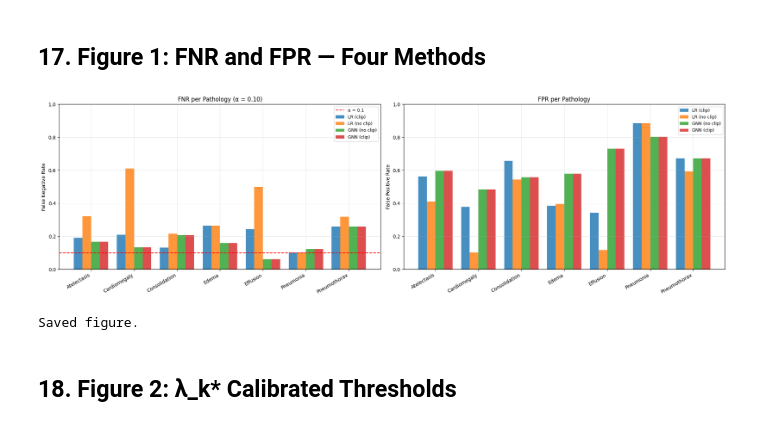
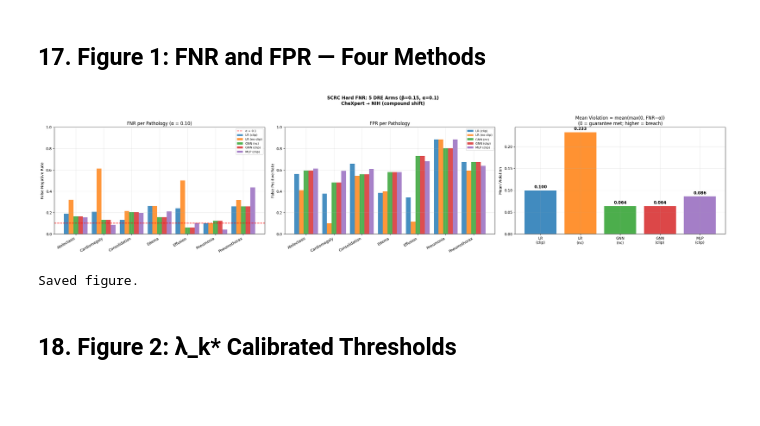
Before and after one commit to chihuangliu/wcp-l2d, a Jupyter notebook: notebooks/gnn/scrc_hard_fnr.ipynb, the cells around one changed output. Drawn from its saved outputs; the diff is of its cells as text; code cells hidden in the pictures; blank space fills up the shorter version.

Commit message:
add mlp and violation score to scrc hard fnr

```diff
--- a/notebooks/gnn/scrc_hard_fnr.ipynb
+++ b/notebooks/gnn/scrc_hard_fnr.ipynb
@@ -395,3 +543,13 @@ print(f'GNN-DRE (clip=20): domain_AUC={diag_gnn_clip.domain_auc:.4f}, '
       f'w_max={w_cal_gnn_clip.max():.1f}')
 # %% [output]
 GNN-DRE (clip=20): domain_AUC=0.8439, ESS%=32.6%, w_max=20.0
+# %%
+# MLP-DRE (clip=20) — 7-dim MLP probability space, no graph structure
+dre_mlp_clip = AdaptiveDRE(n_components=None, weight_clip=20.0, random_state=SEED)
+dre_mlp_clip.fit(source_features=p_cal_mlp, target_features=p_pool_mlp)
+w_cal_mlp_clip = dre_mlp_clip.compute_weights(p_cal_mlp)
+w_nih_mlp_clip = dre_mlp_clip.compute_weights(p_nih_mlp)
+diag_mlp_clip  = dre_mlp_clip.diagnostics(p_cal_mlp)
+print(f'MLP-DRE (clip=20): domain_AUC={diag_mlp_clip.domain_auc:.4f}, '
+      f'ESS%={diag_mlp_clip.ess_fraction * 100:.1f}%, '
+      f'w_max={w_cal_mlp_clip.max():.1f}')
@@ -624,36 +841,65 @@ Consolidation    0.746      0.132      0.658       0.215       0.545        0.20
 # %% [markdown]
 ## 17. Figure 1: FNR and FPR — Four Methods
 # %%
-fig, axes = plt.subplots(1, 2, figsize=(20, 6))
+fig, axes = plt.subplots(1, 3, figsize=(26, 6))
 x     = np.arange(K)
-width = 0.2
+width = 0.17
+colors = ['#1f77b4', '#ff7f0e', '#2ca02c', '#d62728', '#9467bd']
 methods = [
-    ('LR (clip)',    fnr_lr,       fpr_lr,       '#1f77b4'),
-    ('LR (no clip)', fnr_lr_nc,    fpr_lr_nc,    '#ff7f0e'),
-    ('GNN (no clip)',fnr_gnn,      fpr_gnn,      '#2ca02c'),
-    ('GNN (clip)',   fnr_gnn_clip, fpr_gnn_clip, '#d62728'),
+    ('LR (clip)',     fnr_lr,       fpr_lr,       colors[0]),
+    ('LR (no clip)', fnr_lr_nc,    fpr_lr_nc,    colors[1]),
+    ('GNN (nc)',     fnr_gnn,      fpr_gnn,      colors[2]),
+    ('GNN (clip)',   fnr_gnn_clip, fpr_gnn_clip, colors[3]),
+    ('MLP (clip)',   fnr_mlp_clip, fpr_mlp_clip, colors[4]),
 ]
-offsets = [-1.5, -0.5, 0.5, 1.5]
+offsets = [-2, -1, 0, 1, 2]
 
-for ax, metric_idx, title, ylabel in [
-    (axes[0], 0, 'FNR per Pathology (α = 0.10)', 'False Negative Rate'),
-    (axes[1], 1, 'FPR per Pathology', 'False Positive Rate'),
-]:
-    for (label, fnr, fpr, color), off in zip(methods, offsets):
-        vals = fnr if metric_idx == 0 else fpr
-        ax.bar(x + off * width, vals, width, label=label, color=color, alpha=0.82)
-    if metric_idx == 0:
-        ax.axhline(ALPHA, ls='--', color='red', lw=1.5, label=f'α = {ALPHA}')
-    ax.set_xticks(x);  ax.set_xticklabels(COMMON_PATHOLOGIES, rotation=30, ha='right')
-    ax.set_title(title);  ax.set_ylabel(ylabel)
-    ax.legend(fontsize=9);  ax.set_ylim(0, 1)
+# Panel 1: FNR per pathology
+ax = axes[0]
+for (label, fnr, fpr, color), off in zip(methods, offsets):
+    ax.bar(x + off * width, fnr, width, label=label, color=color, alpha=0.82)
+ax.axhline(ALPHA, ls='--', color='red', lw=1.5, label=f'α = {ALPHA}')
+ax.set_xticks(x);  ax.set_xticklabels(COMMON_PATHOLOGIES, rotation=30, ha='right')
+ax.set_title('FNR per Pathology (α = 0.10)');  ax.set_ylabel('False Negative Rate')
+ax.legend(fontsize=8);  ax.set_ylim(0, 1)
 
+# Panel 2: FPR per pathology
+ax = axes[1]
+for (label, fnr, fpr, color), off in zip(methods, offsets):
+    ax.bar(x + off * width, fpr, width, label=label, color=color, alpha=0.82)
+ax.set_xticks(x);  ax.set_xticklabels(COMMON_PATHOLOGIES, rotation=30, ha='right')
+ax.set_title('FPR per Pathology');  ax.set_ylabel('False Positive Rate')
+ax.legend(fontsize=8);  ax.set_ylim(0, 1)
+
+# Panel 3: Mean Violation = mean(max(0, FNR_k − α))
+ax = axes[2]
+method_names = ['LR\n(clip)', 'LR\n(nc)', 'GNN\n(nc)', 'GNN\n(clip)', 'MLP\n(clip)']
+violation_vals = [
+    float(np.nanmean(v_lr)),
+    float(np.nanmean(v_lr_nc)),
+    float(np.nanmean(v_gnn)),
+    float(np.nanmean(v_gnn_clip)),
+    float(np.nanmean(v_mlp_clip)),
+]
+viol_bars = ax.bar(method_names, violation_vals, color=colors, alpha=0.85)
+for bar, val in zip(viol_bars, violation_vals):
+    ax.text(bar.get_x() + bar.get_width() / 2, val + 0.003,
+            f'{val:.3f}', ha='center', va='bottom', fontsize=11, fontweight='bold')
+ax.axhline(0, color='black', lw=0.5)
+ax.set_title('Mean Violation = mean(max(0, FNR−α))\n(0 = guarantee met; higher = breach)')
+ax.set_ylabel('Mean Violation')
+
+plt.suptitle(
+    f'SCRC Hard FNR: 5 DRE Arms (β={BETA}, α={ALPHA})\n'
+    'CheXpert → NIH (compound shift)',
+    fontsize=12, fontweight='bold', y=1.01,
+)
 plt.tight_layout()
 plt.savefig(ROOT / 'report' / 'scrc_hard_fnr_barplot.png', dpi=130, bbox_inches='tight')
 plt.show()
 print('Saved figure.')
 # %% [output]
-[figure, old version]
+[figure, new version]
 Saved figure.
 # %% [markdown]
 ## 18. Figure 2: λ_k* Calibrated Thresholds
```
Also changed, not shown: parts of 6 cells of this notebook, 1 other file.
